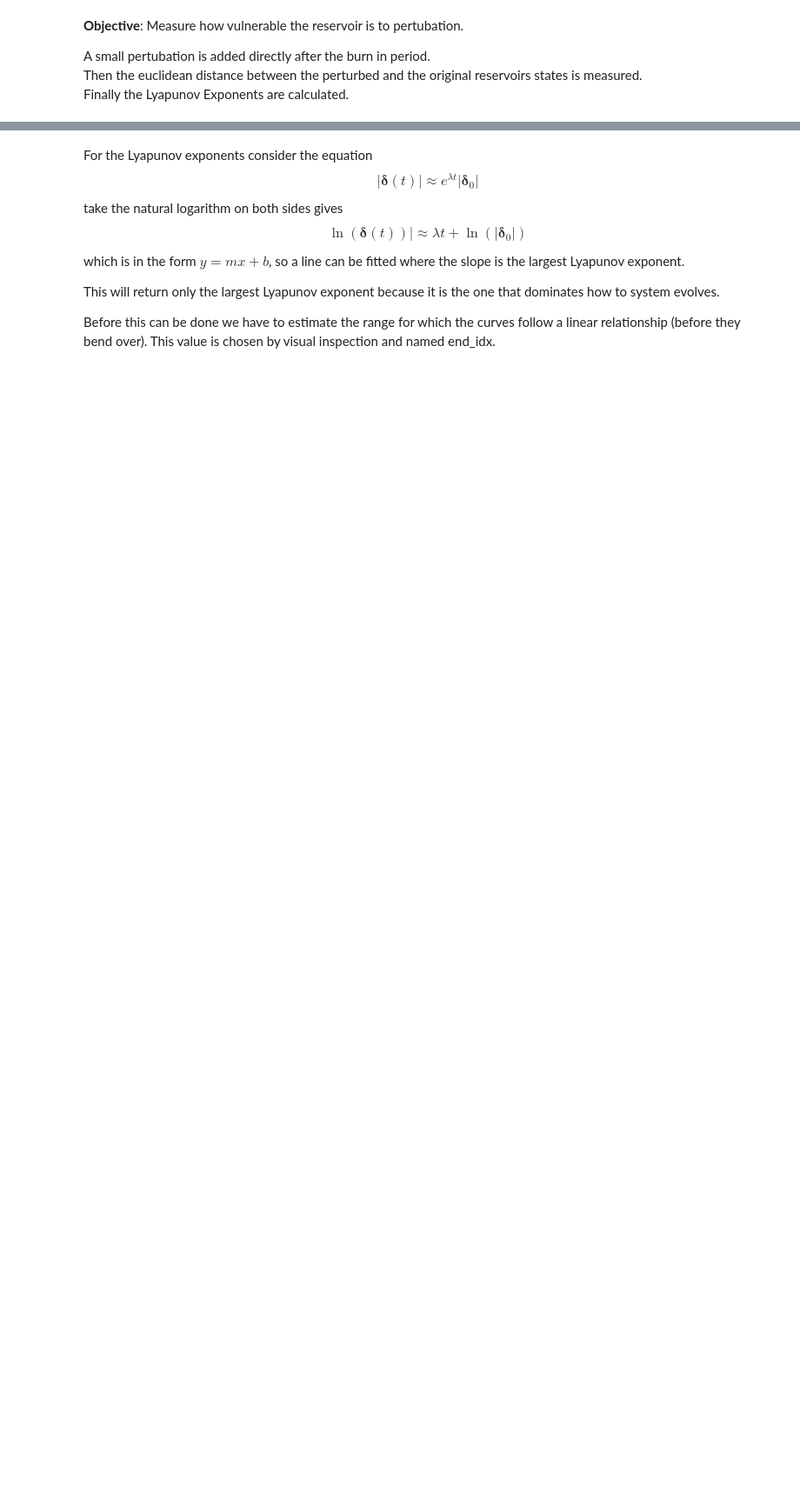
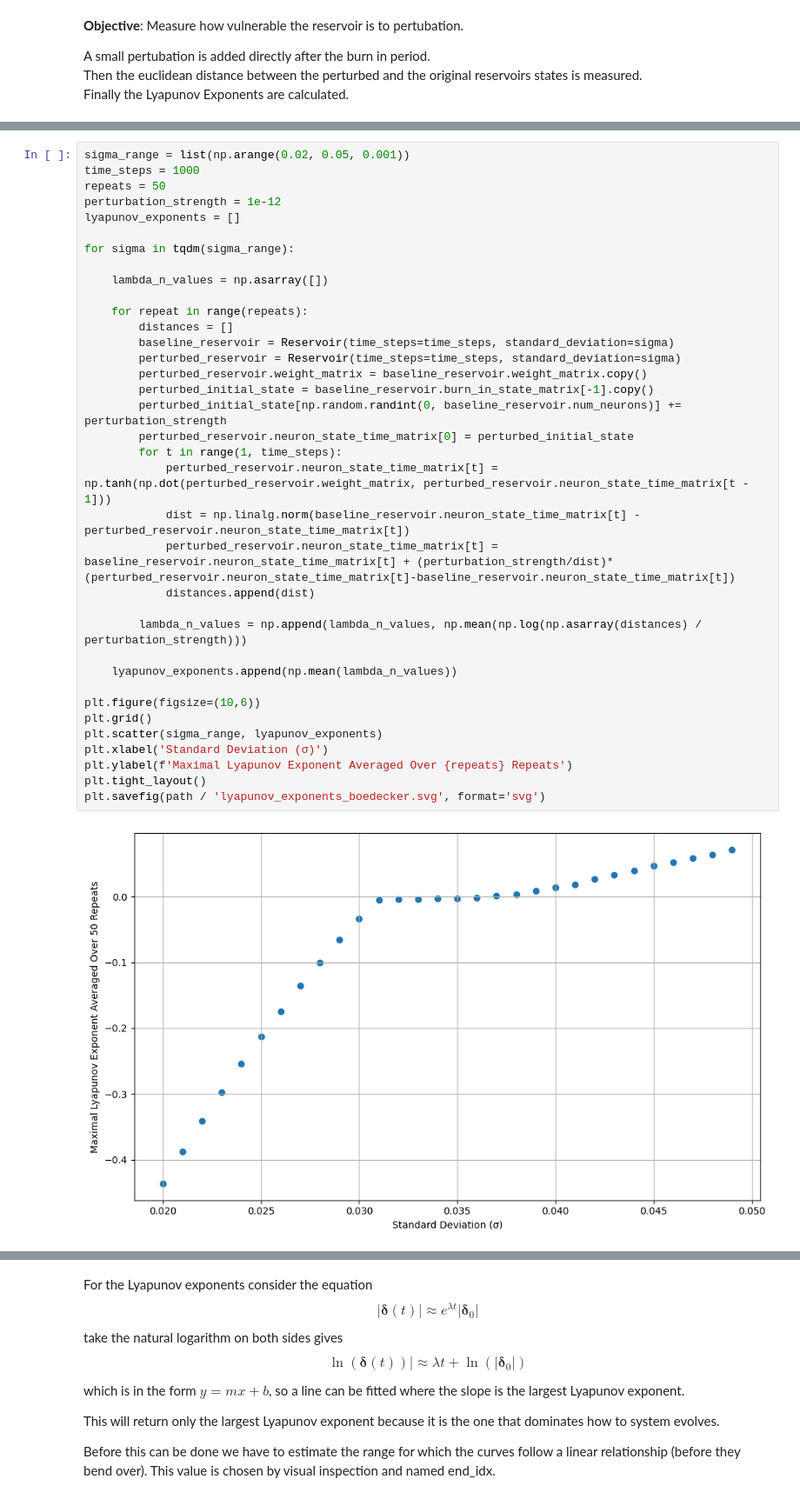
Before and after one commit to winlew/levy-agent-simulation, a Jupyter notebook: studies/dynamical_stability.ipynb, the cells around one changed output, grey strips where cells are left out. Shown at 87% size. Drawn from its saved outputs; the diff is of its cells as text; blank space fills up the shorter version.

```diff
--- a/studies/dynamical_stability.ipynb
+++ b/studies/dynamical_stability.ipynb
@@ -37,0 +26,38 @@ colors = [plt.cm.tab20c.colors[i] for i in range(0, 20, 2)][:11]
+# %%
+sigma_range = list(np.arange(0.02, 0.05, 0.001))
+time_steps = 1000
+repeats = 50
+perturbation_strength = 1e-12
+lyapunov_exponents = []
+
+for sigma in tqdm(sigma_range):
+
+    lambda_n_values = np.asarray([])
+
+    for repeat in range(repeats):
+        distances = []
+        baseline_reservoir = Reservoir(time_steps=time_steps, standard_deviation=sigma)
+        perturbed_reservoir = Reservoir(time_steps=time_steps, standard_deviation=sigma)
+        perturbed_reservoir.weight_matrix = baseline_reservoir.weight_matrix.copy()
+        perturbed_initial_state = baseline_reservoir.burn_in_state_matrix[-1].copy()
+        perturbed_initial_state[np.random.randint(0, baseline_reservoir.num_neurons)] += perturbation_strength
+        perturbed_reservoir.neuron_state_time_matrix[0] = perturbed_initial_state
+        for t in range(1, time_steps):
+            perturbed_reservoir.neuron_state_time_matrix[t] = np.tanh(np.dot(perturbed_reservoir.weight_matrix, perturbed_reservoir.neuron_state_time_matrix[t - 1]))
+            dist = np.linalg.norm(baseline_reservoir.neuron_state_time_matrix[t] - perturbed_reservoir.neuron_state_time_matrix[t])
+            perturbed_reservoir.neuron_state_time_matrix[t] = baseline_reservoir.neuron_state_time_matrix[t] + (perturbation_strength/dist)*(perturbed_reservoir.neuron_state_time_matrix[t]-baseline_reservoir.neuron_state_time_matrix[t])
+            distances.append(dist)
+
+        lambda_n_values = np.append(lambda_n_values, np.mean(np.log(np.asarray(distances) / perturbation_strength)))
+
+    lyapunov_exponents.append(np.mean(lambda_n_values))
+
+plt.figure(figsize=(10,6))
+plt.grid()
+plt.scatter(sigma_range, lyapunov_exponents)
+plt.xlabel('Standard Deviation (σ)')
+plt.ylabel(f'Maximal Lyapunov Exponent Averaged Over {repeats} Repeats')
+plt.tight_layout()
+plt.savefig(path / 'lyapunov_exponents_boedecker.svg', format='svg')
+# %% [output]
+[figure, added]
```
Also changed, not shown: parts of 5 cells of this notebook.
